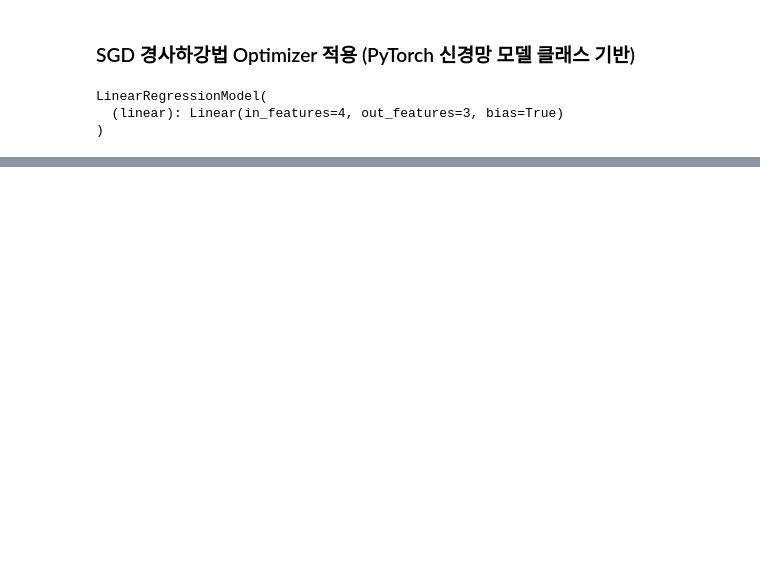
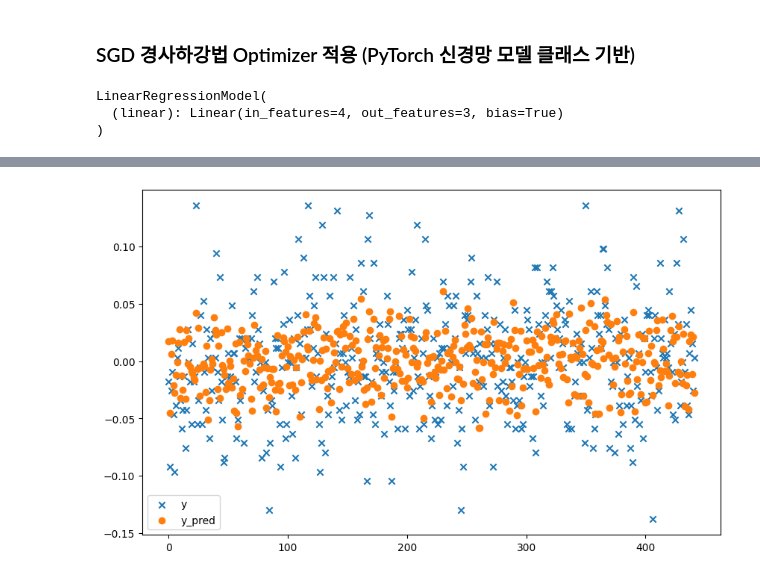
Before and after one commit to SongBeom00/pytorch-learning, a Jupyter notebook: 05_GRADIENT_DESENT_AUTOGRAD.ipynb, the cells around one changed output, grey strips where cells are left out. Drawn from its saved outputs; the diff is of its cells as text; code cells hidden in the pictures; blank space fills up the shorter version.

```diff
--- a/05_GRADIENT_DESENT_AUTOGRAD.ipynb
+++ b/05_GRADIENT_DESENT_AUTOGRAD.ipynb
@@ -232,0 +271,15 @@ tensor([ 0.0583,  0.0808, -0.0321], requires_grad=True)
+# %%
+import torch
+import torch.nn as nn
+import torch.nn.functional as F
+
+class LinearRegressionModel(nn.Module):
+    def __init__(self, input_dim, output_dim):
+        super().__init__()
+        self.linear = nn.Linear(input_dim, output_dim)
+
+    def forward(self, x):
+        return self.linear(x)
+
+model = LinearRegressionModel(x.size(1), y.size(1))
+model
@@ -232,0 +290,14 @@ tensor([ 0.0583,  0.0808, -0.0321], requires_grad=True)
+# %%
+learning_rate = 0.01
+nb_epochs = 10000
+
+optimizer = torch.optim.SGD(model.parameters(),lr=learning_rate)
+
+for epoch in range(nb_epochs + 1):
+
+    y_pred = model(x)
+    loss = F.mse_loss(y_pred, y)
+
+    optimizer.zero_grad()
+    loss.backward()
+    optimizer.step()
@@ -232,0 +317,3 @@ tensor([ 0.0583,  0.0808, -0.0321], requires_grad=True)
+# %%
+df = pd.DataFrame(torch.concat([y, y_pred],dim=1).detach_().numpy(),columns=["y","y_pred"])
+df
@@ -232,0 +334,14 @@ tensor([ 0.0583,  0.0808, -0.0321], requires_grad=True)
+# %%
+import matplotlib.pyplot as plt
+import seaborn as sns
+
+
+plt.figure(figsize=(10,6))
+plt.scatter(x=df.index,y=df['y'],marker="x", label='y')
+plt.scatter(x=df.index,y=df['y_pred'],marker="o", label='y_pred')
+
+plt.legend()
+
+plt.show()
+# %% [output]
+[figure, added]
```
Also changed, not shown: parts of 11 cells of this notebook, 2 other files.
